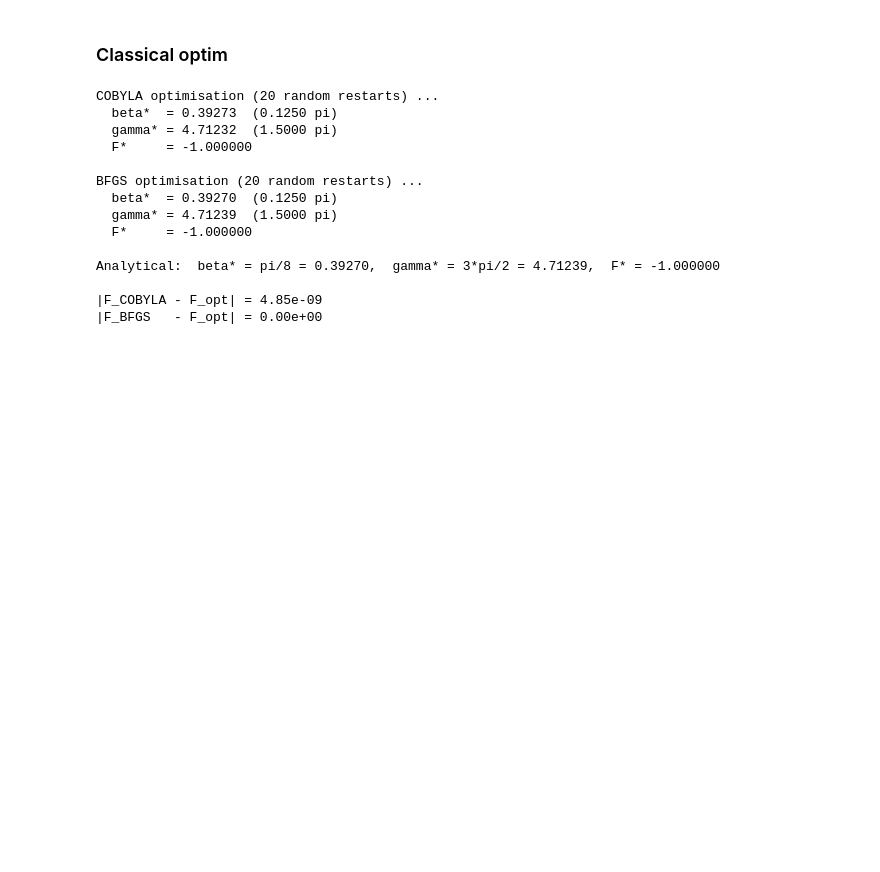
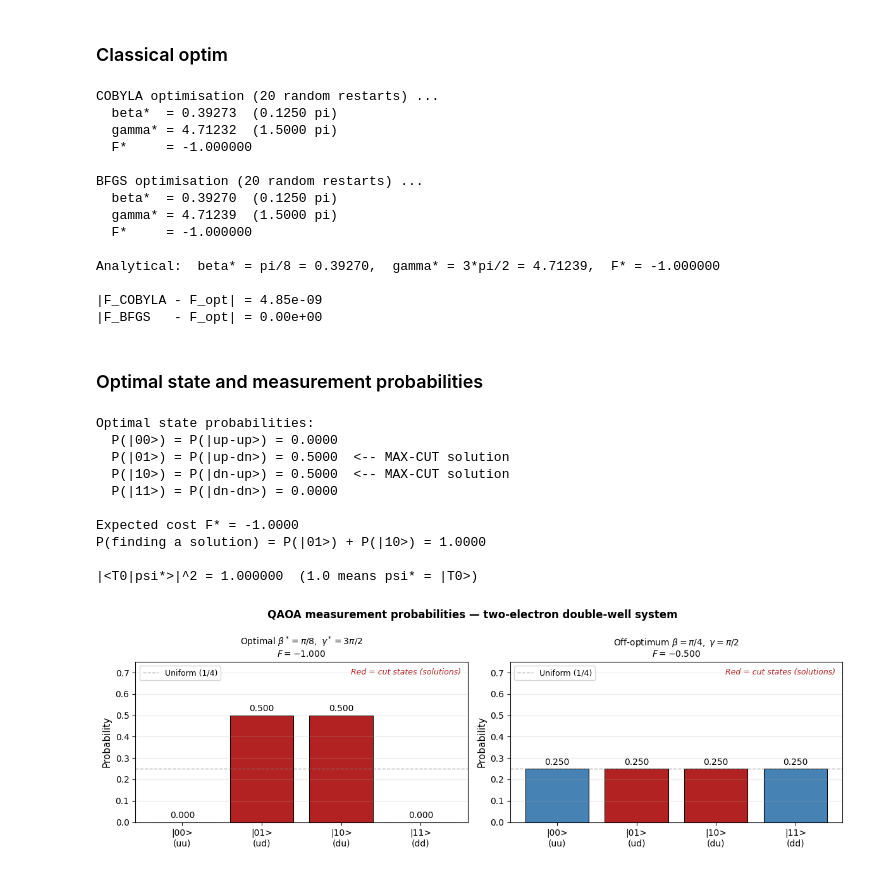
Before and after one commit to egil10/fys5419, a Jupyter notebook: project2/code/notebooks/qaoa-double-well.ipynb, the cells around one changed output. Drawn from its saved outputs; the diff is of its cells as text; code cells hidden in the pictures; blank space fills up the shorter version.

```diff
--- a/project2/code/notebooks/qaoa-double-well.ipynb
+++ b/project2/code/notebooks/qaoa-double-well.ipynb
@@ -277,3 +277,64 @@ Analytical:  beta* = pi/8 = 0.39270,  gamma* = 3*pi/2 = 4.71239,  F* = -1.000000
 
 |F_COBYLA - F_opt| = 4.85e-09
 |F_BFGS   - F_opt| = 0.00e+00
+# %% [markdown]
+### Optimal state and measurement probabilities
+# %%
+psi_opt = qaoa_state(b_opt, g_opt)
+probs = np.abs(psi_opt)**2
+
+print('\nOptimal state probabilities:')
+
+for k, (lbl, sp) in enumerate(zip(['|00>','|01>','|10>','|11>'],
+                                   ['|up-up>','|up-dn>','|dn-up>','|dn-dn>'])):
+    sol = '  <-- MAX-CUT solution' if np.diag(H_C).real[k] < 0 else ''
+    print(f'  P({lbl}) = P({sp}) = {probs[k]:.4f}{sol}')
+
+print(f'\nExpected cost F* = {(psi_opt.conj() @ H_C @ psi_opt).real:.4f}')
+print(f'P(finding a solution) = P(|01>) + P(|10>) = {probs[1]+probs[2]:.4f}')
+
+T0 = np.array([0, 1, 1, 0], dtype=complex) / np.sqrt(2)
+print(f'\n|<T0|psi*>|^2 = {abs(np.vdot(T0, psi_opt))**2:.6f}  (1.0 means psi* = |T0>)')
+
+colours = ['steelblue', 'firebrick', 'firebrick', 'steelblue']
+bar_labels = ['|00>\n(uu)', '|01>\n(ud)', '|10>\n(du)', '|11>\n(dd)']
+
+fig, axes = plt.subplots(1, 2, figsize=(12, 4))
+fig.suptitle('QAOA measurement probabilities — two-electron double-well system',
+             fontsize=12, fontweight='bold')
+
+for ax, (b, g), subtitle in zip(
+    axes,
+    [(b_opt, g_opt), (np.pi/4, np.pi/2)],
+    [r'Optimal $\beta^*=\pi/8,\ \gamma^*=3\pi/2$',
+     r'Off-optimum $\beta=\pi/4,\ \gamma=\pi/2$']
+):
+    pv = np.abs(qaoa_state(b, g))**2
+    ax.bar(bar_labels, pv, color=colours, edgecolor='black', linewidth=0.8)
+    for k_b, p_b in enumerate(pv):
+        ax.text(k_b, p_b+0.01, f'{p_b:.3f}', ha='center', va='bottom', fontsize=10)
+    ax.axhline(0.25, color='gray', ls='--', lw=1, alpha=0.6, label='Uniform (1/4)')
+    ax.set_ylim(0, 0.75)
+    ax.set_ylabel('Probability', fontsize=11)
+    ax.set_title(subtitle + f'\n$F = {expected_cost(b,g):.3f}$', fontsize=10)
+    ax.legend(fontsize=9)
+    ax.grid(True, alpha=0.25, axis='y')
+    ax.text(0.98, 0.96, 'Red = cut states (solutions)',
+            transform=ax.transAxes, ha='right', va='top',
+            fontsize=9, color='firebrick', style='italic')
+
+plt.tight_layout()
+plt.savefig('qaoa_probabilities.png', dpi=140, bbox_inches='tight')
+plt.show()
+# %% [output]
+Optimal state probabilities:
+  P(|00>) = P(|up-up>) = 0.0000
+  P(|01>) = P(|up-dn>) = 0.5000  <-- MAX-CUT solution
+  P(|10>) = P(|dn-up>) = 0.5000  <-- MAX-CUT solution
+  P(|11>) = P(|dn-dn>) = 0.0000
+
+Expected cost F* = -1.0000
+P(finding a solution) = P(|01>) + P(|10>) = 1.0000
+
+|<T0|psi*>|^2 = 1.000000  (1.0 means psi* = |T0>)
+[figure, added]
```
Also changed, not shown: 5 other files.
